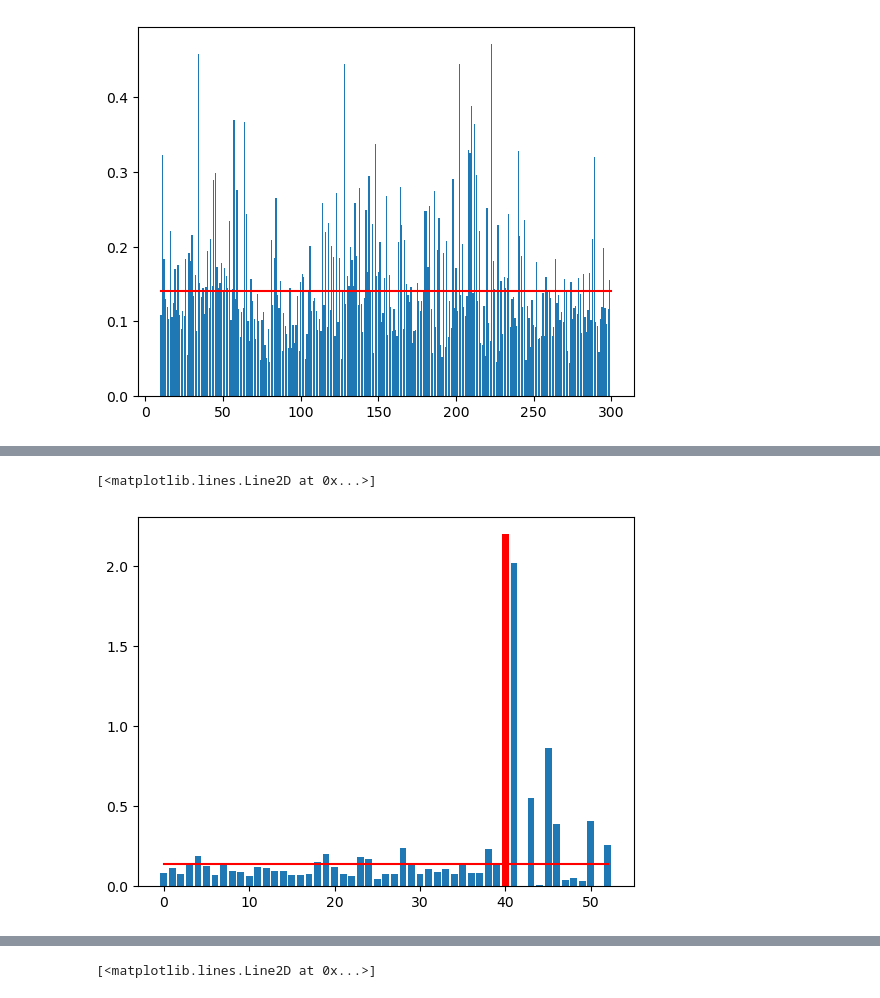
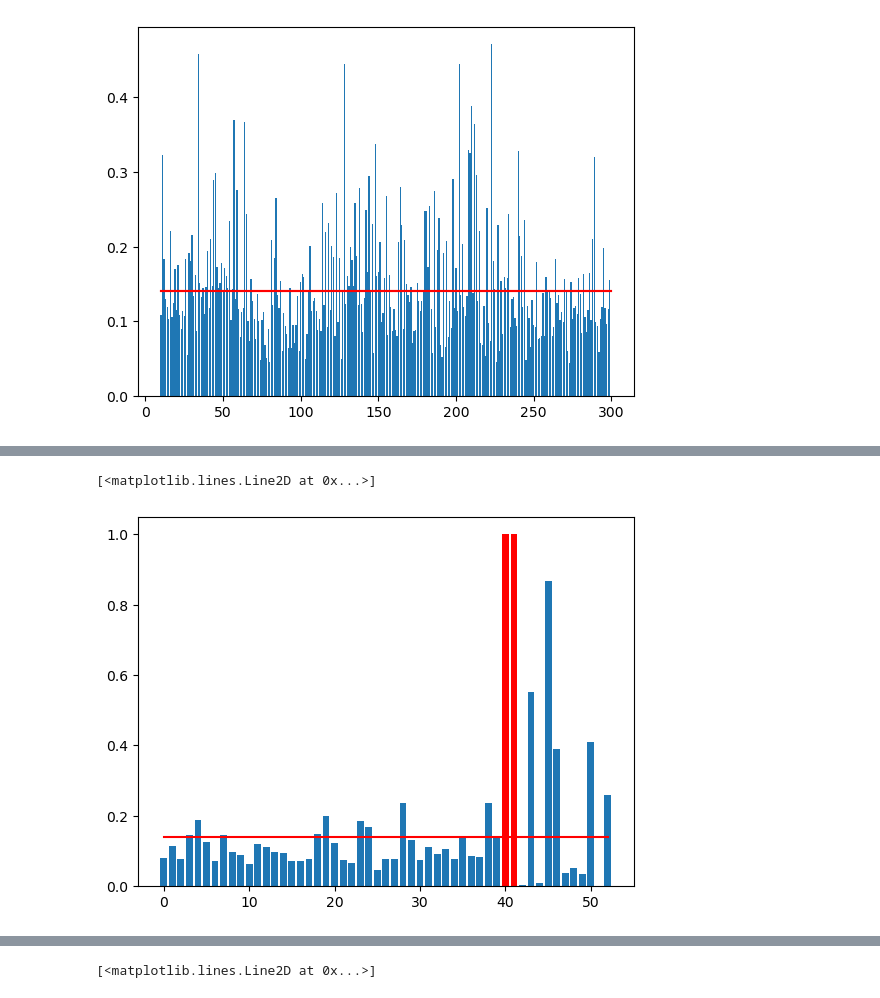
Before and after one commit to BFCmath/InsuranceCrossSelling_Kaggle, a Jupyter notebook: main.ipynb, the cells around one changed output, grey strips where cells are left out. Drawn from its saved outputs; the diff is of its cells as text; code cells hidden in the pictures.

```diff
--- a/main.ipynb
+++ b/main.ipynb
@@ -178,11 +244,11 @@ plt.plot([10,300],[pct_res,pct_res],'r')
 # %%
 dict_pct = cal_pct_diff(train,"Region_Code")
 keys = np.array(list(dict_pct.keys()))
 values = np.array(list(dict_pct.values()))
-idx = values < 4000
+idx = values < 0.9
 plt.bar(keys[idx],values[idx])
-plt.bar(keys[~idx],2.2,color='r')
+plt.bar(keys[~idx],1,color='r')
 plt.plot([0,52],[pct_res,pct_res],'r')
 # %% [output]
 [<matplotlib.lines.Line2D at 0x...>]
-[figure, old version]
+[figure, new version]
```
Also changed, not shown: parts of 28 cells of this notebook.
